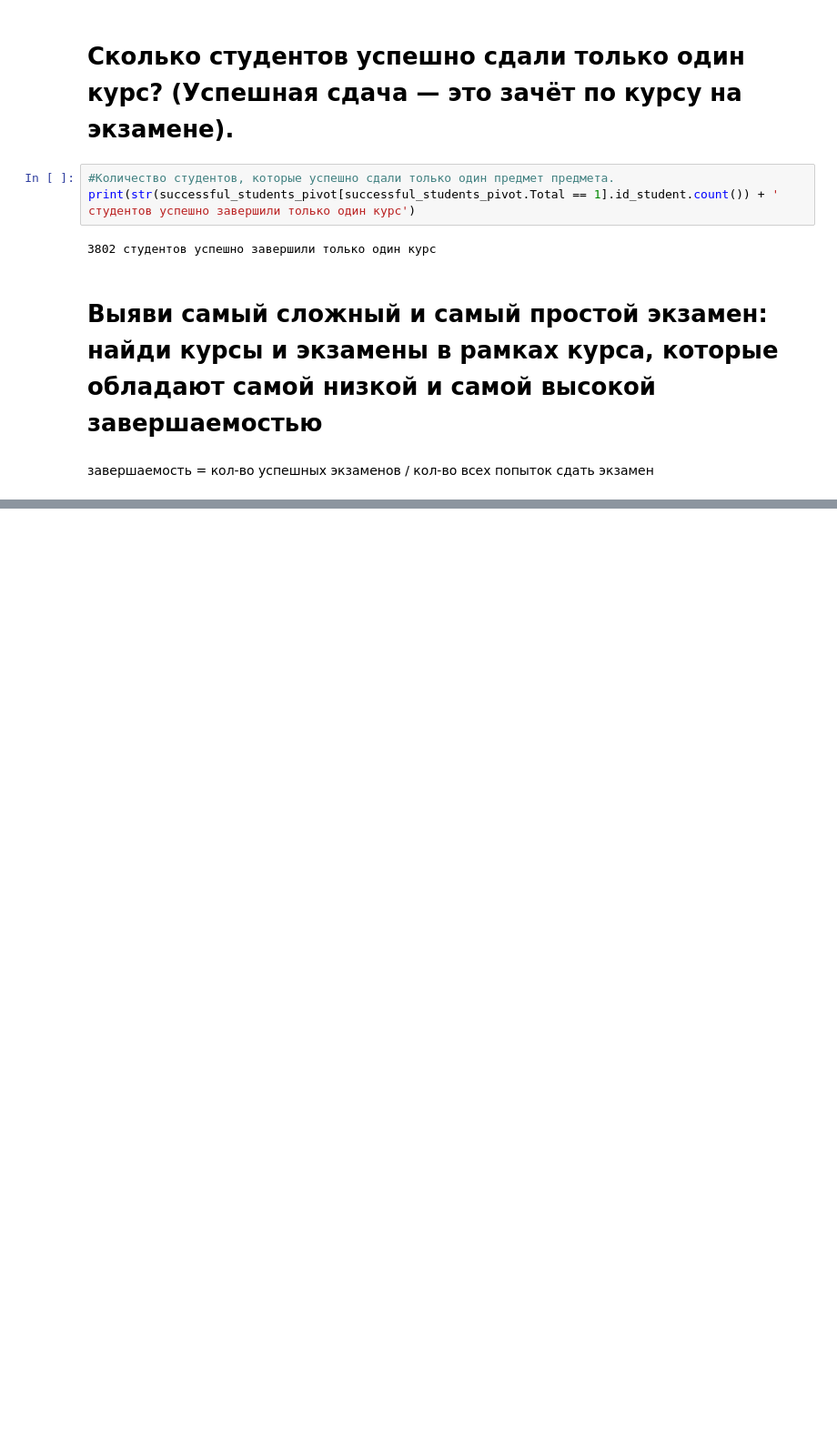
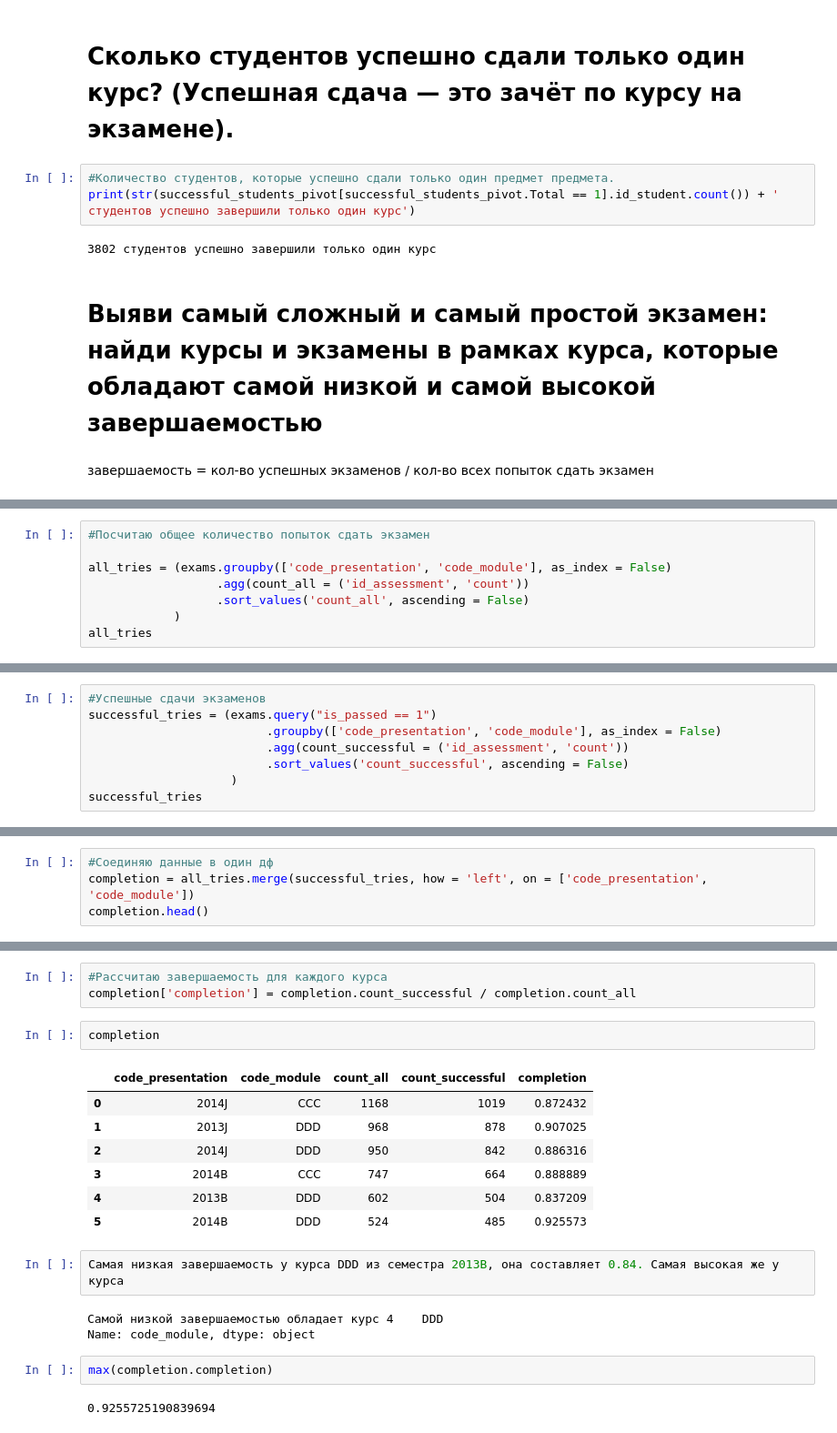
Before and after one commit to marchenko499/e-learning-analytics-, a Jupyter notebook: e-learning project.ipynb, the cells around one changed output, grey strips where cells are left out. Shown at 91% size. Drawn from its saved outputs; the diff is of its cells as text; blank space fills up the shorter version.

```diff
--- a/e-learning project.ipynb
+++ b/e-learning project.ipynb
@@ -178,0 +190,8 @@ print(str(successful_students_pivot[successful_students_pivot.Total == 1].id_stu
+# %%
+#Посчитаю общее количество попыток сдать экзамен
+
+all_tries = (exams.groupby(['code_presentation', 'code_module'], as_index = False)
+                  .agg(count_all = ('id_assessment', 'count'))
+                  .sort_values('count_all', ascending = False)
+            )
+all_tries
@@ -178,0 +206,8 @@ print(str(successful_students_pivot[successful_students_pivot.Total == 1].id_stu
+# %%
+#Успешные сдачи экзаменов
+successful_tries = (exams.query("is_passed == 1")
+                         .groupby(['code_presentation', 'code_module'], as_index = False)
+                         .agg(count_successful = ('id_assessment', 'count'))
+                         .sort_values('count_successful', ascending = False)
+                    )
+successful_tries
@@ -178,0 +222,4 @@ print(str(successful_students_pivot[successful_students_pivot.Total == 1].id_stu
+# %%
+#Соединяю данные в один дф
+completion = all_tries.merge(successful_tries, how = 'left', on = ['code_presentation', 'code_module'])
+completion.head()
@@ -178,0 +233,22 @@ print(str(successful_students_pivot[successful_students_pivot.Total == 1].id_stu
+# %%
+#Рассчитаю завершаемость для каждого курса
+completion['completion'] = completion.count_successful / completion.count_all
+# %%
+completion
+# %% [output]
+|  | code_presentation | code_module | count_all | count_successful | completion |
+| 0 | 2014J | CCC | 1168 | 1019 | 0.872432 |
+| 1 | 2013J | DDD | 968 | 878 | 0.907025 |
+| 2 | 2014J | DDD | 950 | 842 | 0.886316 |
+| 3 | 2014B | CCC | 747 | 664 | 0.888889 |
+| 4 | 2013B | DDD | 602 | 504 | 0.837209 |
+| 5 | 2014B | DDD | 524 | 485 | 0.925573 |
+# %%
+Самая низкая завершаемость у курса DDD из семестра 2013B, она составляет 0.84. Самая высокая же у курса
+# %% [output]
+Самой низкой завершаемостью обладает курс 4    DDD
+Name: code_module, dtype: object
+# %%
+max(completion.completion)
+# %% [output]
+0.9255725190839694
```
Also changed, not shown: parts of 4 cells of this notebook.
